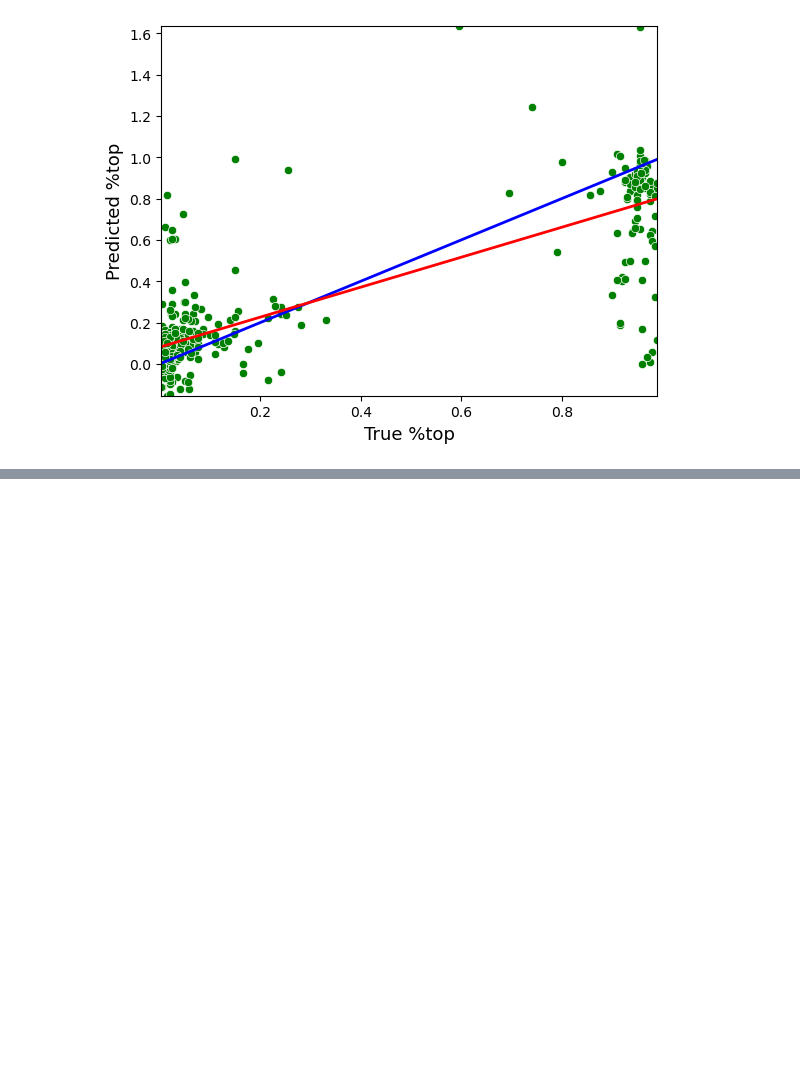
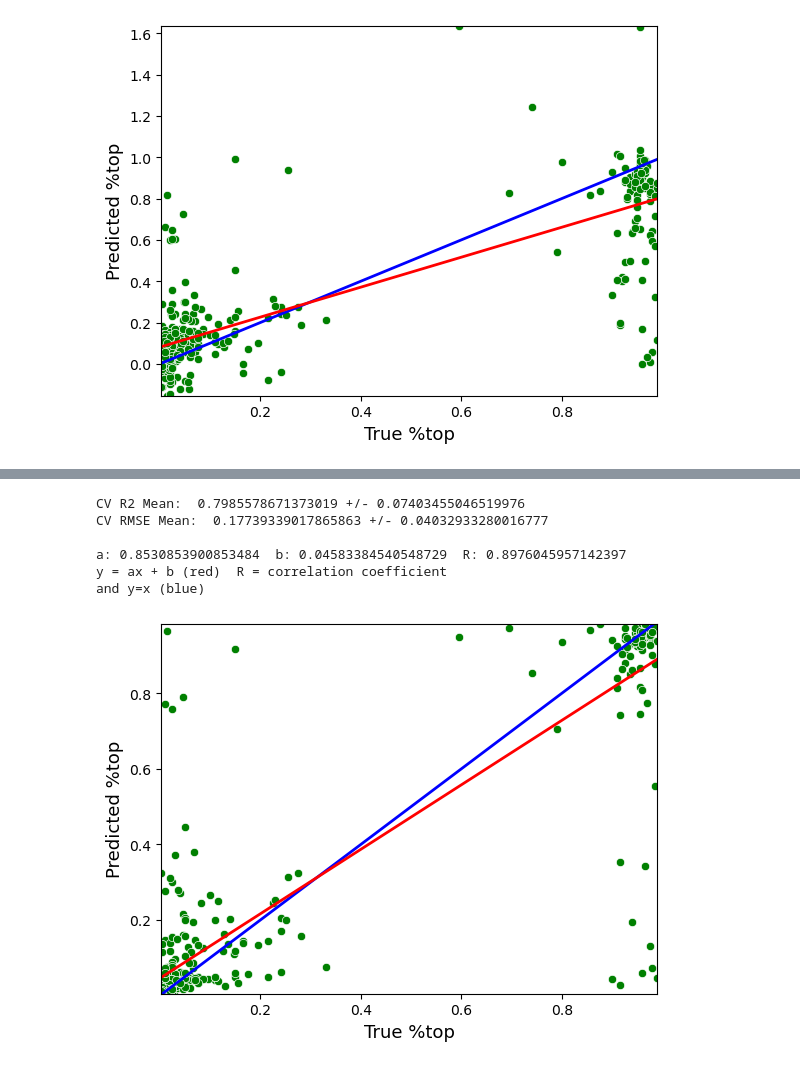
Before and after one commit to leighton-digital/IntroPythonML, a Jupyter notebook: full_code_notebook.ipynb, the cells around one changed output, grey strips where cells are left out. Drawn from its saved outputs; the diff is of its cells as text; code cells hidden in the pictures; blank space fills up the shorter version.

```diff
--- a/full_code_notebook.ipynb
+++ b/full_code_notebook.ipynb
@@ -224,0 +235,61 @@ and y=x (blue)
+# %%
+X = data.drop([target_variable], axis = 1)
+X = RobustScaler().fit_transform(np.array(X))
+y = data[target_variable]/100
+
+r2_cv_scores = []
+rmse_cv_scores = []
+all_predictions = np.array([])
+all_trues = np.array([])
+kfold = KFold(n_splits=5, shuffle = True)
+for train, test in kfold.split(X, y):
+    model = RandomForestRegressor()
+    model.fit(X[train], y[train])
+    predictions = model.predict(X[test]).reshape(1, -1)[0]
+
+    r2 = r2_score(y[test], predictions)
+    rmse = math.sqrt(mean_squared_error(predictions, y[test]))
+    r2_cv_scores.append(r2)
+    rmse_cv_scores.append(rmse)
+    all_predictions = np.append(all_predictions, predictions)
+    all_trues = np.append(all_trues, y[test])
+
+print('CV R2 Mean: ', np.mean(np.array(r2_cv_scores)), '+/-', np.std(np.array(r2_cv_scores)))
+print('CV RMSE Mean: ', np.mean(np.array(rmse_cv_scores)), '+/-', np.std(np.array(rmse_cv_scores)), '\n')
+
+
+def calc_a_b(ac, pred):
+    x = np.sum(ac)
+    y = np.sum(pred)
+    x2 = np.sum(np.square(ac))
+    y2 = np.sum(np.square(pred))
+    xy = np.sum(ac*pred)
+    n = len(ac)
+    a = (n*xy - x*y)/(n*x2 - x**2)
+    b = (y*x2 - x*xy)/(n*x2 - x**2)
+    R = (n*xy - x*y)/math.sqrt((n*x2 - x**2)*(n*y2 - y**2))
+    print(f"a: {a}  b: {b}  R: {R}")
+    print('y = ax + b (red)  R = correlation coefficient')
+    print('and y=x (blue)')
+    return a, b, R
+
+
+a, b, R = calc_a_b(all_trues, all_predictions)
+
+ax = sns.scatterplot(x=all_trues, y=all_predictions, color='g')
+ax.set_xlabel(str("True "+ target_variable), fontsize=13)
+ax.set_ylabel(str("Predicted "+ target_variable), fontsize=13)
+plt.xlim(np.min(all_trues), np.max(all_trues))
+plt.ylim(np.min(all_predictions), np.max(all_predictions))
+plt.plot([-1000, 1000], [-1000, 1000], color='b', linewidth=2)
+plt.plot([0, 1], [0 * a + b, 1 * a + b], color='r', linewidth=2)
+
+plt.show()
+# %% [output]
+CV R2 Mean:  0.7985578671373019 +/- 0.07403455046519976
+CV RMSE Mean:  0.17739339017865863 +/- 0.04032933280016777
+
+a: 0.8530853900853484  b: 0.04583384540548729  R: 0.8976045957142397
+y = ax + b (red)  R = correlation coefficient
+and y=x (blue)
+[figure, added]
```
Also changed, not shown: parts of 2 cells of this notebook, 1 other file.
